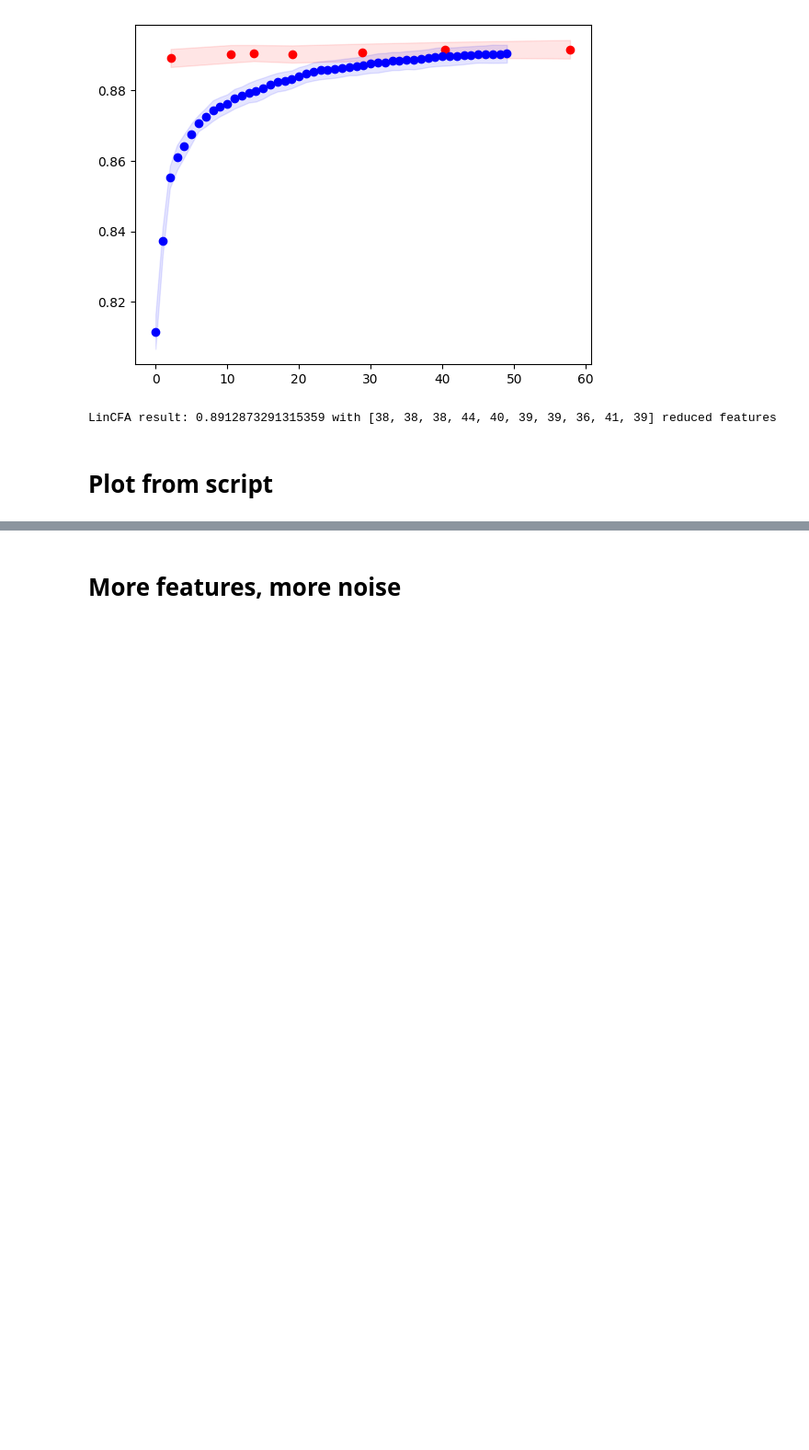
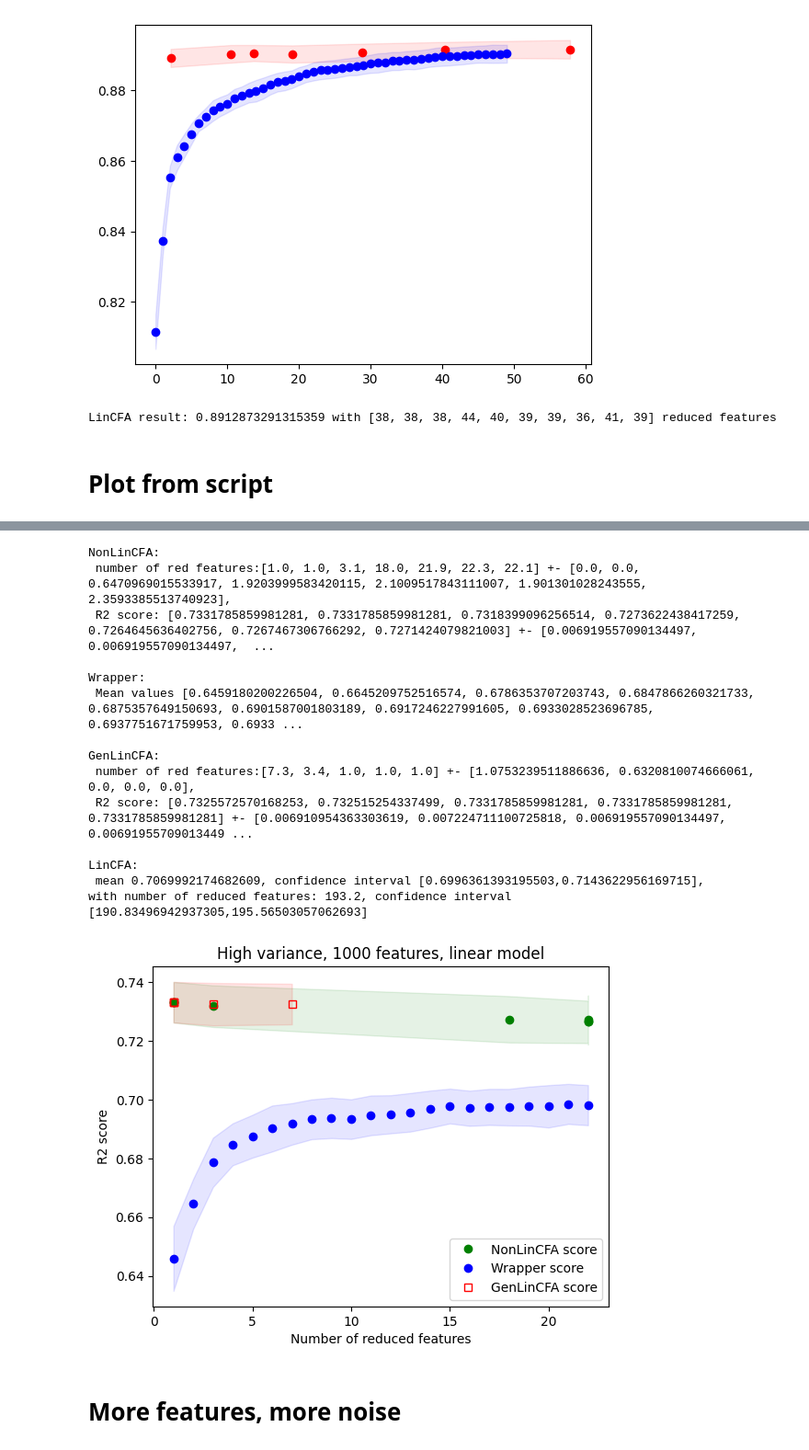
Before and after one commit to PaoloBonettiPolimi/PaperNon_Gen_LinCFA, a Jupyter notebook: Non_Gen_LinCFA_experiments.ipynb, the cells around one changed output, grey strips where cells are left out. Shown: that part at 92% size. Saved outputs shown, nothing was run; the diff lists cells and outputs as text; code cells hidden in the pictures; blank space fills up the shorter version.

```diff
--- a/Non_Gen_LinCFA_experiments.ipynb
+++ b/Non_Gen_LinCFA_experiments.ipynb
@@ -435,0 +419,7 @@ with number of reduced features: 193.2, confidence interval [190.83496942937305,
+# %%
+import pickle
+with open('/Users/paolo/Documents/PaperNon_Gen_LinCFA/results/Linear_HighNoise_1000var.pkl', 'rb') as f:
+    results = pickle.load(f)
+
+with open('/Users/paolo/Documents/PaperNon_Gen_LinCFA/results/Linear_HighNoise_1000var_OnlyGen.pkl', 'rb') as f:
+    results2 = pickle.load(f)
@@ -436,3 +432,21 @@ with number of reduced features: 193.2, confidence interval [190.83496942937305,
+# %%
+plot_linear_result(results, 'High variance, 1000 features, linear model',23, 'HighVar_1000Feat_lin.png',results2)
+# %% [output]
+NonLinCFA:
+ number of red features:[1.0, 1.0, 3.1, 18.0, 21.9, 22.3, 22.1] +- [0.0, 0.0, 0.6470969015533917, 1.9203999583420115, 2.1009517843111007, 1.901301028243555, 2.3593385513740923],
+ R2 score: [0.7331785859981281, 0.7331785859981281, 0.7318399096256514, 0.7273622438417259, 0.7264645636402756, 0.7267467306766292, 0.7271424079821003] +- [0.006919557090134497, 0.006919557090134497,  ...
+
+Wrapper:
+ Mean values [0.6459180200226504, 0.6645209752516574, 0.6786353707203743, 0.6847866260321733, 0.6875357649150693, 0.6901587001803189, 0.6917246227991605, 0.6933028523696785, 0.6937751671759953, 0.6933 ...
+
+GenLinCFA:
+ number of red features:[7.3, 3.4, 1.0, 1.0, 1.0] +- [1.0753239511886636, 0.6320810074666061, 0.0, 0.0, 0.0],
+ R2 score: [0.7325572570168253, 0.732515254337499, 0.7331785859981281, 0.7331785859981281, 0.7331785859981281] +- [0.006910954363303619, 0.007224711100725818, 0.006919557090134497, 0.00691955709013449 ...
+
+LinCFA:
+ mean 0.7069992174682609, confidence interval [0.6996361393195503,0.7143622956169715],
+with number of reduced features: 193.2, confidence interval [190.83496942937305,195.56503057062693]
+[figure, added]
 # %% [markdown]
 # More features, more noise
 # %%
```
Also changed, not shown: parts of 72 cells of this notebook, 14 other files.
